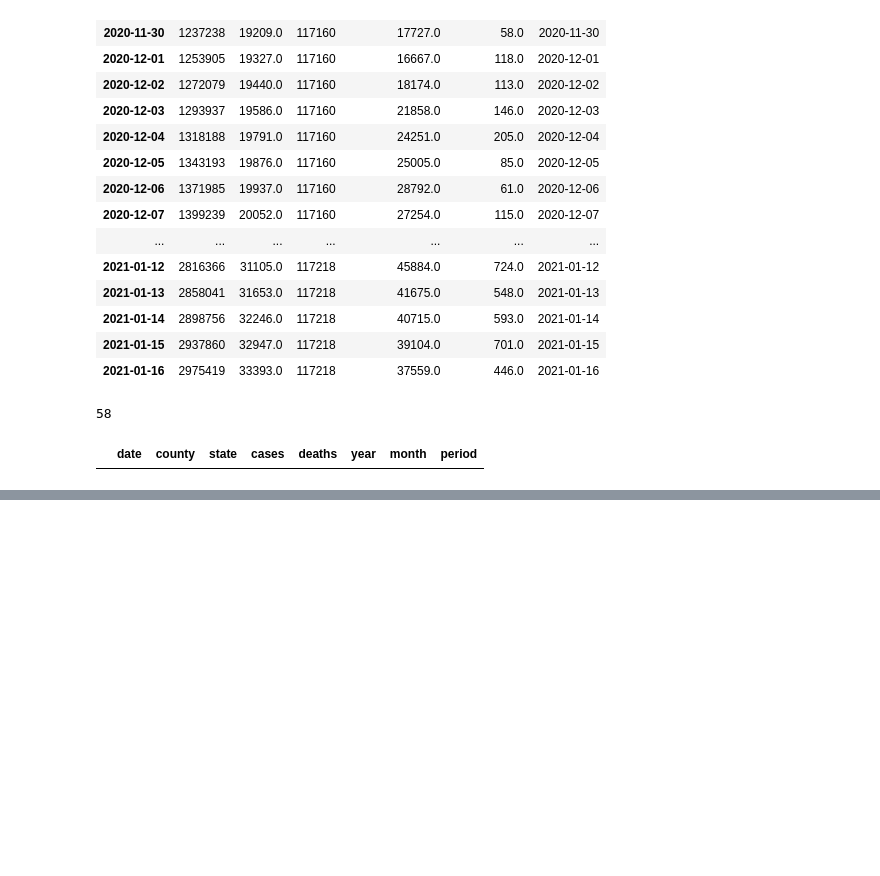
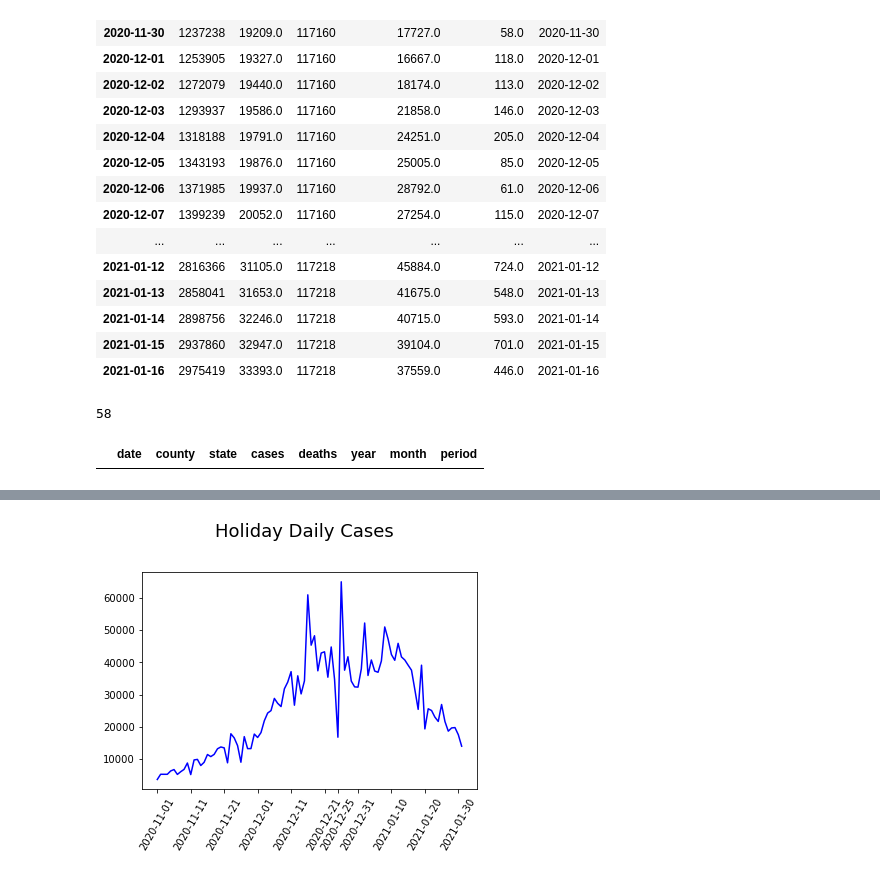
Before and after one commit to KellyStave/Project-1-, a Jupyter notebook: Project_1_covid_timeline.ipynb, the cells around one changed output, grey strips where cells are left out. Cells and saved outputs as stored; diff of their text form; code cells hidden in the pictures; blank space fills up the shorter version.

```diff
--- a/Project_1_covid_timeline.ipynb
+++ b/Project_1_covid_timeline.ipynb
@@ -350,4 +387,8 @@ holiday_data
 # %%
 plt.plot(holiday_dates, holiday_new_cases, color="blue")
 plt.suptitle("Holiday Daily Cases",y=1.05, fontsize=18)
-plt.xlabel("dates")
+plt.xticks([0,10,20,30,40,50,54,60,70,80,90],rotation=60)
+plt.savefig("images/holiday_daily_cases.png")
+plt.show()
+# %% [output]
+[figure, added]
```
Also changed, not shown: parts of 12 cells of this notebook, 6 other files.
